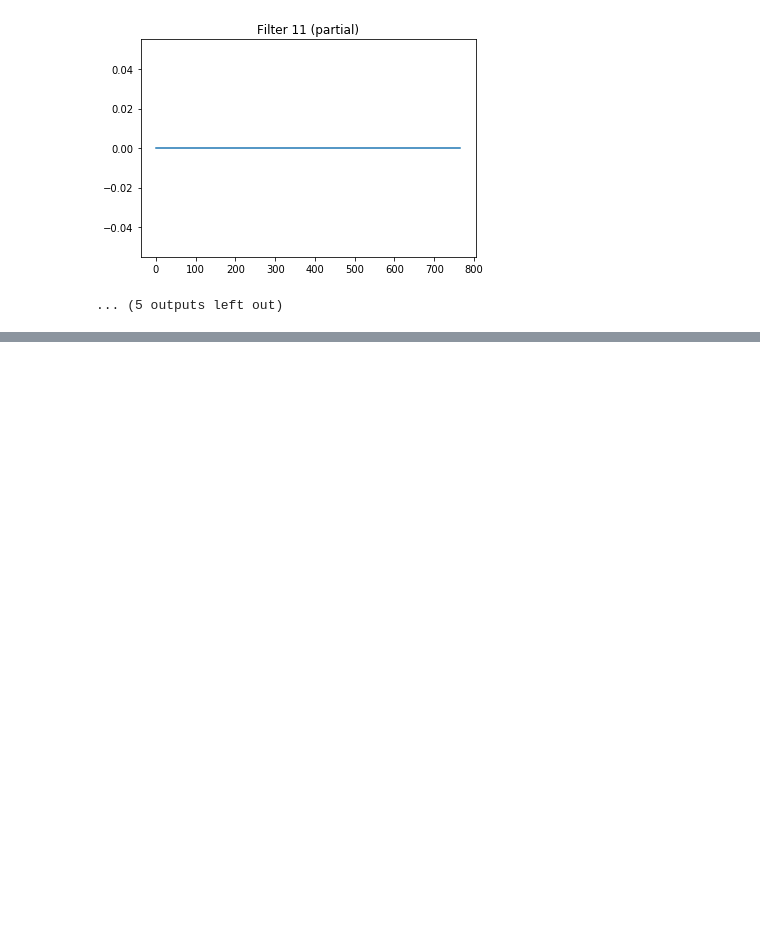
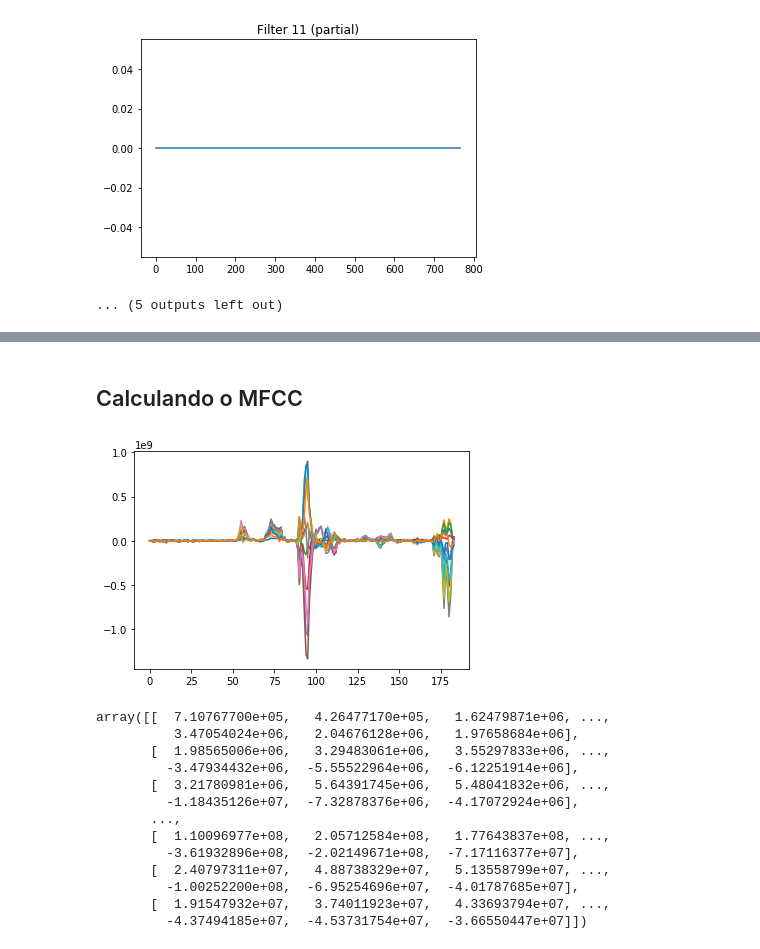
Before and after one commit to alanoMartins/MFCC, a Jupyter notebook: MFCC tutorial.ipynb, the cells around one changed output, grey strips where cells are left out. Cells and saved outputs as stored; diff of their text form; code cells hidden in the pictures; blank space fills up the shorter version.

```diff
--- a/MFCC tutorial.ipynb
+++ b/MFCC tutorial.ipynb
@@ -177,0 +189,7 @@ plt.show()
+# %%
+Y = np.fft.rfft(frames, nfft)
+Z = abs(Y)
+NUP = int(np.ceil((len(Y) + 1) / 2))
+Z = Z[0:NUP]
+
+pow_frames = ((1.0 / nfft) * ((Z) ** 2))
@@ -177,0 +198,7 @@ plt.show()
+# %%
+filters = fbank
+filter_banks = np.dot(pow_frames, filters.T)
+# Estabilizar
+filter_banks = np.where(filter_banks == 0, np.finfo(float).eps, filter_banks)
+signal_filtered = np.log10(filter_banks)
+signal_filtered
@@ -177,0 +219,28 @@ plt.show()
+# %% [markdown]
+## Calculando o MFCC
+# %%
+cep_lifter = 17
+
+mfcc = dct(filter_banks, type=2, axis=1, norm='ortho')[:, 1: (cep + 1)]  # Keep 2-13
+(nframes, ncoeff) = mfcc.shape
+n = np.arange(ncoeff)
+lift = 1 + (cep_lifter / 2) * np.sin(np.pi * n / cep_lifter)
+mfcc *= lift
+plt.plot(mfcc)
+plt.show()
+mfcc
+# %% [output]
+[figure, added]
+array([[  7.10767700e+05,   4.26477170e+05,   1.62479871e+06, ...,
+          3.47054024e+06,   2.04676128e+06,   1.97658684e+06],
+       [  1.98565006e+06,   3.29483061e+06,   3.55297833e+06, ...,
+         -3.47934432e+06,  -5.55522964e+06,  -6.12251914e+06],
+       [  3.21780981e+06,   5.64391745e+06,   5.48041832e+06, ...,
+         -1.18435126e+07,  -7.32878376e+06,  -4.17072924e+06],
+       ...,
+       [  1.10096977e+08,   2.05712584e+08,   1.77643837e+08, ...,
+         -3.61932896e+08,  -2.02149671e+08,  -7.17116377e+07],
+       [  2.40797311e+07,   4.88738329e+07,   5.13558799e+07, ...,
+         -1.00252200e+08,  -6.95254696e+07,  -4.01787685e+07],
+       [  1.91547932e+07,   3.74011923e+07,   4.33693794e+07, ...,
+         -4.37494185e+07,  -4.53731754e+07,  -3.66550447e+07]])
```
Also changed, not shown: parts of 13 cells of this notebook, 1 other file.
